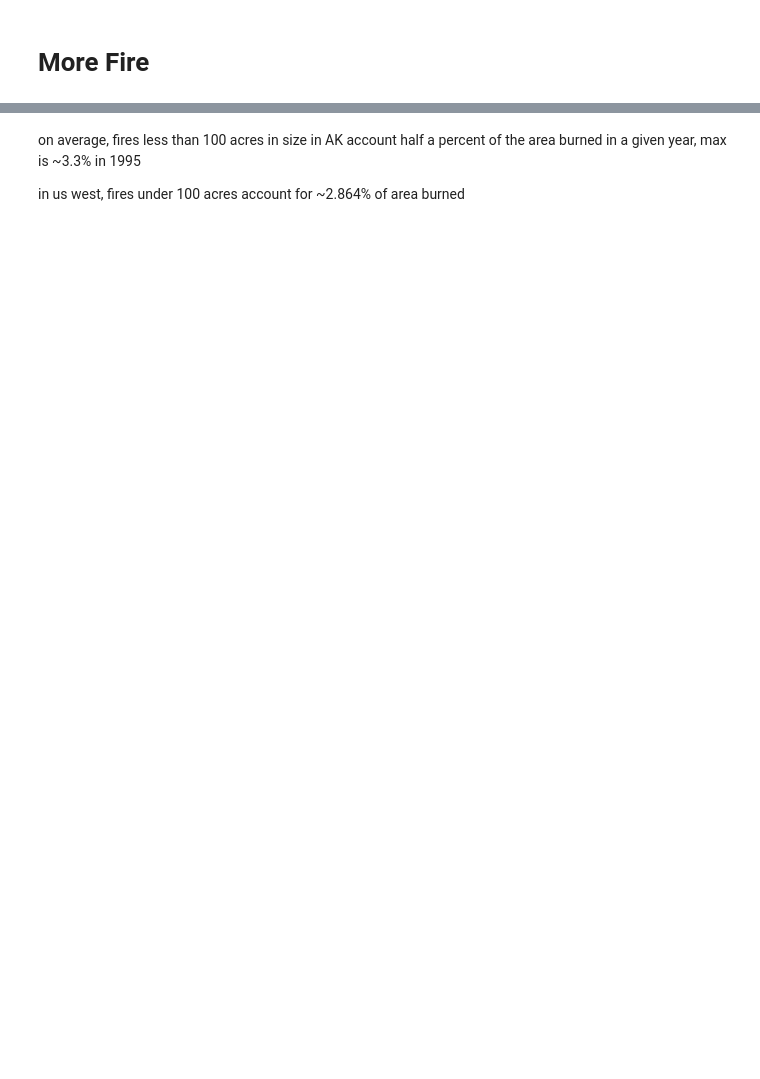
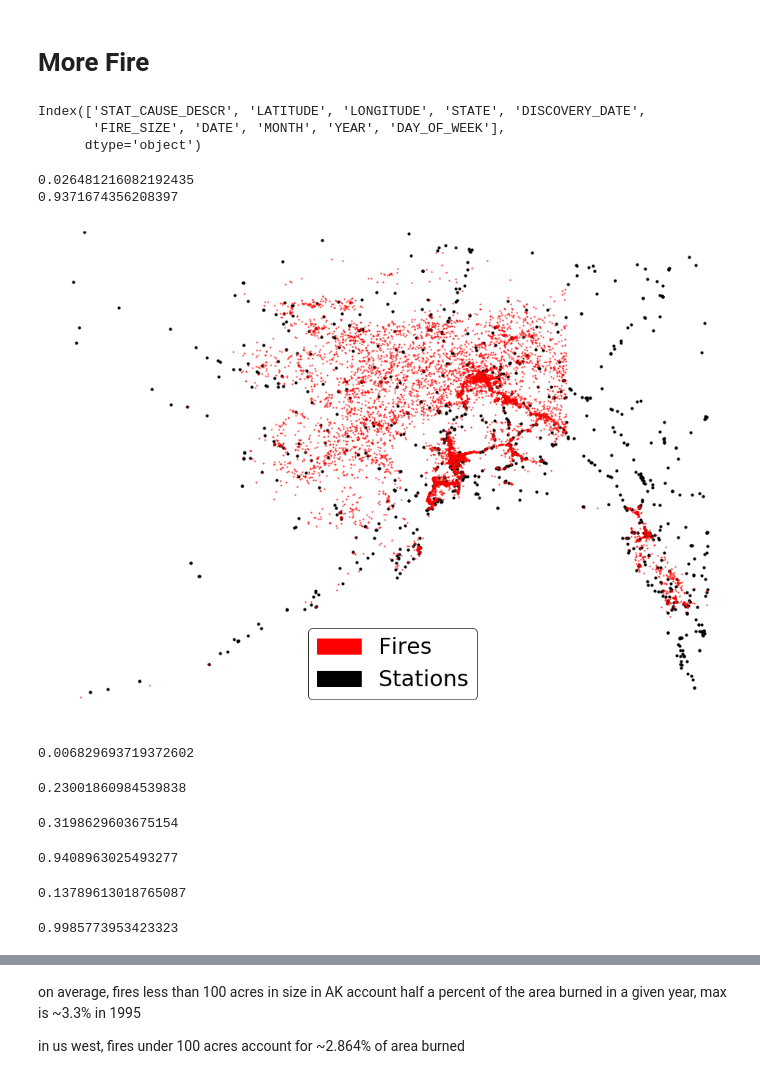
Before and after one commit to n8pk/passion_project, a Jupyter notebook: 00_EDA.ipynb, the cells around one changed output, grey strips where cells are left out. Cells and saved outputs as stored; diff of their text form; code cells hidden in the pictures; blank space fills up the shorter version.

```diff
--- a/00_EDA.ipynb
+++ b/00_EDA.ipynb
@@ -140,3 +156,8 @@ plt.show()
 # More Fire
 # %%
 df_orig = df.copy()
+df_orig.columns
+# %% [output]
+Index(['STAT_CAUSE_DESCR', 'LATITUDE', 'LONGITUDE', 'STATE', 'DISCOVERY_DATE',
+       'FIRE_SIZE', 'DATE', 'MONTH', 'YEAR', 'DAY_OF_WEEK'],
+      dtype='object')
@@ -154,0 +164,56 @@ pd.to_cs
+# %%
+print(df_orig[df_orig['FIRE_SIZE']>100]['FIRE_SIZE'].count()/df_orig['FIRE_SIZE'].count())
+print(df_orig[df_orig['FIRE_SIZE']>100]['FIRE_SIZE'].sum()/df_orig['FIRE_SIZE'].sum())
+# %% [output]
+0.026481216082192435
+0.9371674356208397
+# %%
+plt_df = df_orig[df_orig['STATE'] == 'AK']
+# %%
+plt.figure(figsize=(16,12))
+
+x=plt_df['LONGITUDE']
+y=plt_df['LATITUDE']
+
+x1=stations[(stations['lon']<-130)&(stations['lat']>50)]['lon']
+y1=stations[(stations['lon']<-130)&(stations['lat']>50)]['lat']
+
+plt.scatter(x1,y1,color='k', s=10, alpha=1, label='stations')
+plt.scatter(x,y,color='r',s=2,alpha=.6, label='fires')
+
+plt.axis('off')
+
+red_patch = mpatches.Patch(color='r', label='Fires')
+black_patch = mpatches.Patch(color='k', label='Stations')
+plt.legend(handles=[red_patch, black_patch], loc=8, prop={'size': 30}, edgecolor='k')
+
+plt.xlim(-180, -129)
+plt.ylim(51, 71)
+
+plt.show()
+# %% [output]
+[figure, added]
+# %%
+plt_df['FIRE_SIZE'].count()/df_orig['FIRE_SIZE'].count()
+# %% [output]
+0.006829693719372602
+# %%
+plt_df['FIRE_SIZE'].sum()/df_orig['FIRE_SIZE'].sum()
+# %% [output]
+0.23001860984539838
+# %%
+len(plt_df[plt_df['STAT_CAUSE_DESCR']=='Lightning'])/len(plt_df)
+# %% [output]
+0.3198629603675154
+# %%
+plt_df[plt_df['STAT_CAUSE_DESCR']=='Lightning']['FIRE_SIZE'].sum()/plt_df['FIRE_SIZE'].sum()
+# %% [output]
+0.9408963025493277
+# %%
+len(plt_df[plt_df['FIRE_SIZE']>100])/len(plt_df)
+# %% [output]
+0.13789613018765087
+# %%
+plt_df[plt_df['FIRE_SIZE']>100]['FIRE_SIZE'].sum()/plt_df['FIRE_SIZE'].sum()
+# %% [output]
+0.9985773953423323
```
Also changed, not shown: parts of 53 cells of this notebook, 5 other files.
